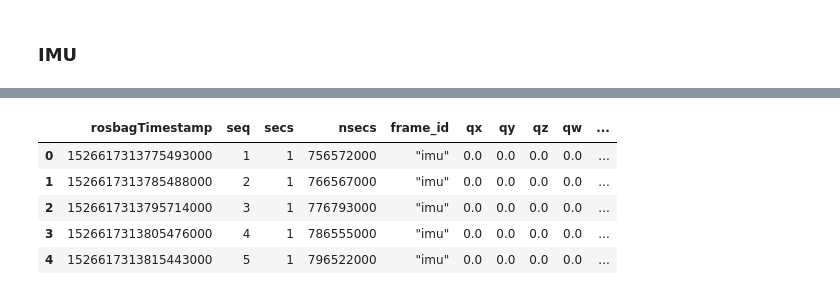
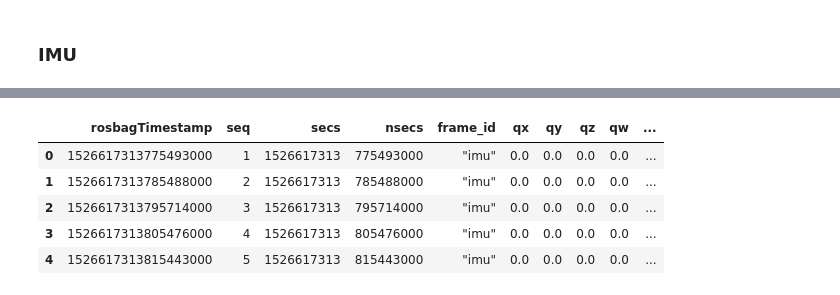
Before and after one commit to p678m854/EECS-Masters, a Jupyter notebook: notebooks/Blackbird Dataset.ipynb, the cells around one changed output, grey strips where cells are left out. Saved outputs shown, nothing was run; the diff lists cells and outputs as text; code cells hidden in the pictures.

```diff
--- a/notebooks/Blackbird Dataset.ipynb
+++ b/notebooks/Blackbird Dataset.ipynb
@@ -190,8 +206,7 @@ plt.show()
 ### IMU
 # %%
 url = urlhead + "blackbird_slash_imu.csv"
-contents = requests.get(url).content
-imu_df = pd.read_csv(io.StringIO(contents.decode('utf-8')))
+imu_df = pd.read_csv(io.StringIO(requests.get(url).content.decode('utf-8')))
 imu_df.info()
 # %% [output]
 <class 'pandas.core.frame.DataFrame'>
@@ -214,33 +229,33 @@ memory usage: 3.7+ MB
 # %%
 #Adjustments
 #Adjust timescale
-imu_df['secs'] = imu_df['secs'] - sec_start_ref
-imu_df['nsecs'] = imu_df['nsecs'] - nsec_start_ref
+#imu_df['secs'] = imu_df['secs'] - sec_start_ref
+#imu_df['nsecs'] = imu_df['nsecs'] - nsec_start_ref
 
 # Drop empty columns
 imu_df = imu_df.drop(['header',\
                       'stamp',\
                       'orientation',\
                       'angular_velocity',\
                       'linear_acceleration'],\
                      axis=1)
 #Rename variables and add units
 imu_df = imu_df.rename(columns={"x" : "qx",\
                                 "y" : "qy",\
                                 "z" : "qz",\
                                 "w" : "qw",\
                                 "x.1" : "omegax_[rps]",\
                                 "y.1" : "omegay_[rps]",\
                                 "z.1" : "omegaz_[rps]",\
                                 "x.2" : "ax_[m/s2]",\
                                 "y.2" : "ay_[m/s2]",\
                                 "z.2" : "az_[m/s2]"})
 
 imu_df.head()
 # %% [output]
 |  | rosbagTimestamp | seq | secs | nsecs | frame_id | qx | qy | qz | qw | ... |
-| 0 | 1526617313775493000 | 1 | 1 | 756572000 | "imu" | 0.0 | 0.0 | 0.0 | 0.0 | ... |
-| 1 | 1526617313785488000 | 2 | 1 | 766567000 | "imu" | 0.0 | 0.0 | 0.0 | 0.0 | ... |
-| 2 | 1526617313795714000 | 3 | 1 | 776793000 | "imu" | 0.0 | 0.0 | 0.0 | 0.0 | ... |
-| 3 | 1526617313805476000 | 4 | 1 | 786555000 | "imu" | 0.0 | 0.0 | 0.0 | 0.0 | ... |
-| 4 | 1526617313815443000 | 5 | 1 | 796522000 | "imu" | 0.0 | 0.0 | 0.0 | 0.0 | ... |
+| 0 | 1526617313775493000 | 1 | 1526617313 | 775493000 | "imu" | 0.0 | 0.0 | 0.0 | 0.0 | ... |
+| 1 | 1526617313785488000 | 2 | 1526617313 | 785488000 | "imu" | 0.0 | 0.0 | 0.0 | 0.0 | ... |
+| 2 | 1526617313795714000 | 3 | 1526617313 | 795714000 | "imu" | 0.0 | 0.0 | 0.0 | 0.0 | ... |
+| 3 | 1526617313805476000 | 4 | 1526617313 | 805476000 | "imu" | 0.0 | 0.0 | 0.0 | 0.0 | ... |
+| 4 | 1526617313815443000 | 5 | 1526617313 | 815443000 | "imu" | 0.0 | 0.0 | 0.0 | 0.0 | ... |
```
Also changed, not shown: parts of 13 cells of this notebook.
